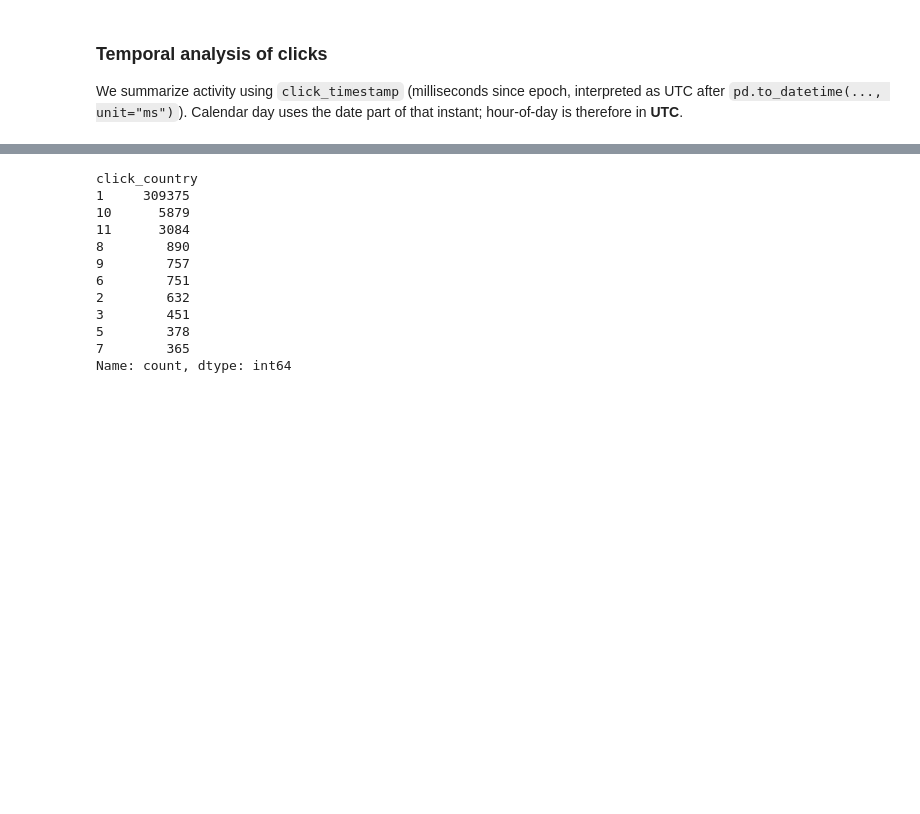
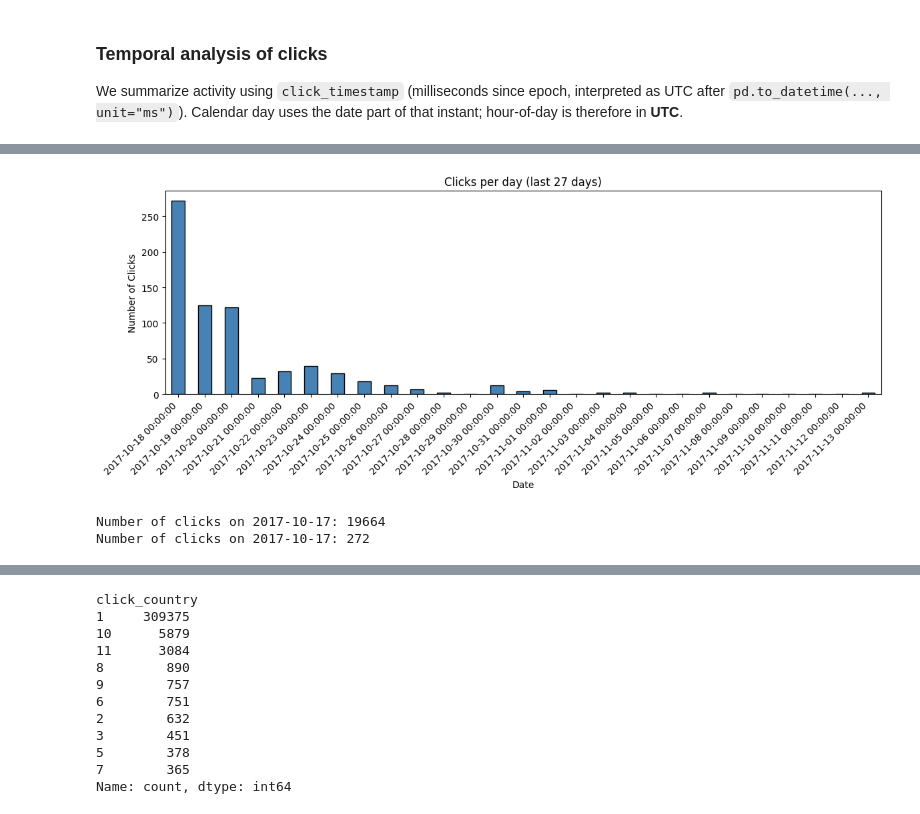
Before and after one commit to Laeti-dev/P10-Content_recommandation_app, a Jupyter notebook: notebooks/eda.ipynb, the cells around one changed output, grey strips where cells are left out. Saved outputs shown, nothing was run; the diff lists cells and outputs as text; code cells hidden in the pictures; blank space fills up the shorter version.

```diff
--- a/notebooks/eda.ipynb
+++ b/notebooks/eda.ipynb
@@ -353,0 +469,32 @@ Span: 43 calendar days
+# %%
+# Plot the distribution of clicks per day during the last 15 days using histogram
+daily_counts = (
+    clicks_full
+    .set_index("click_timestamp")
+    .resample("D")
+    .size()
+    .tail(27)
+)
+plt.figure(figsize=(12, 5))
+daily_counts.plot(kind="bar", color="steelblue", edgecolor="black")
+plt.xlabel("Date")
+plt.ylabel("Number of Clicks")
+plt.title("Clicks per day (last 27 days)")
+plt.xticks(rotation=45, ha="right")
+plt.tight_layout()
+plt.show()
+# %% [output]
+[figure, added]
+# %%
+# number of clicks on the 2017-10-17
+target_date = pd.to_datetime("2017-10-17").date()
+n_clicks = (clicks_full["click_timestamp"].dt.date == target_date).sum()
+print(f"Number of clicks on 2017-10-17: {n_clicks}")
+
+# Number of clicks on the 2017-10-18
+target_date = pd.to_datetime("2017-10-18").date()
+n_clicks = (clicks_full["click_timestamp"].dt.date == target_date).sum()
+print(f"Number of clicks on 2017-10-17: {n_clicks}")
+# %% [output]
+Number of clicks on 2017-10-17: 19664
+Number of clicks on 2017-10-17: 272
```
Also changed, not shown: parts of 32 cells of this notebook, 8 other files.
